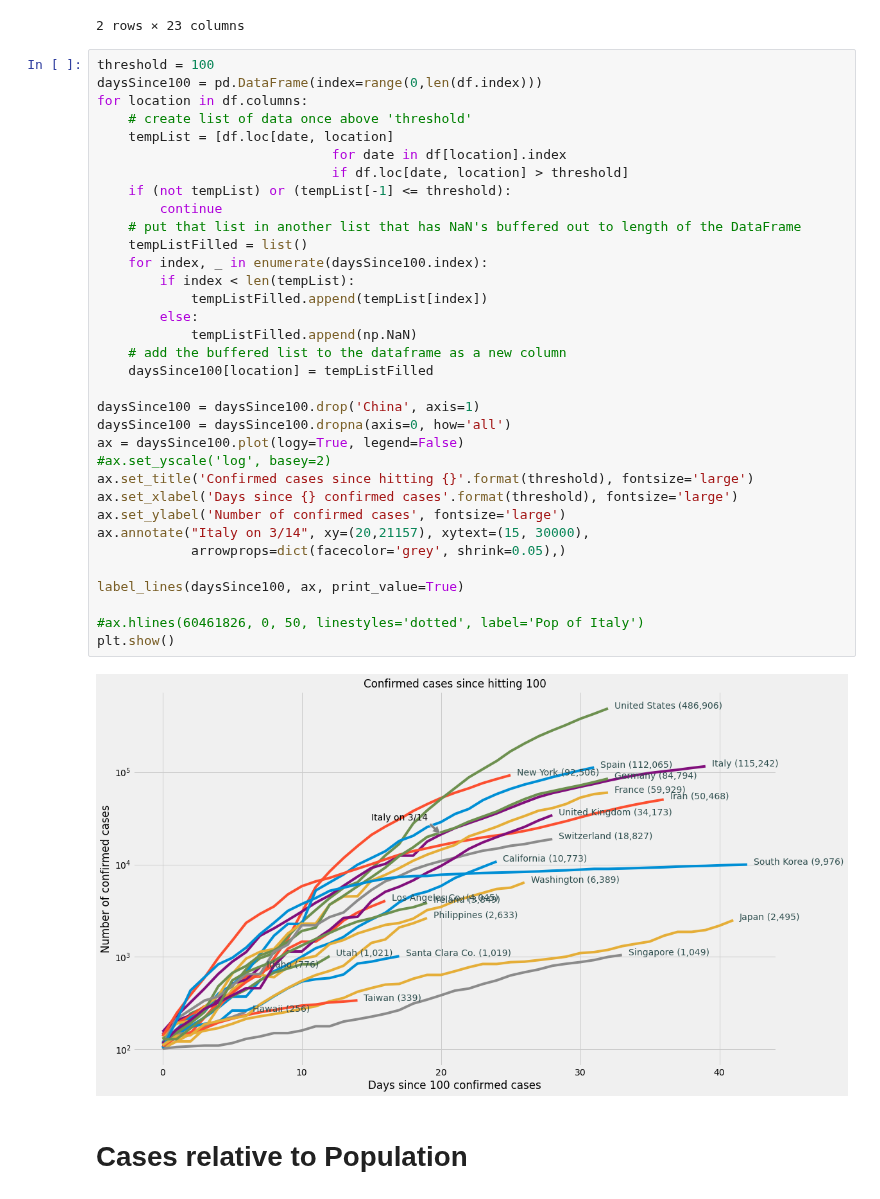
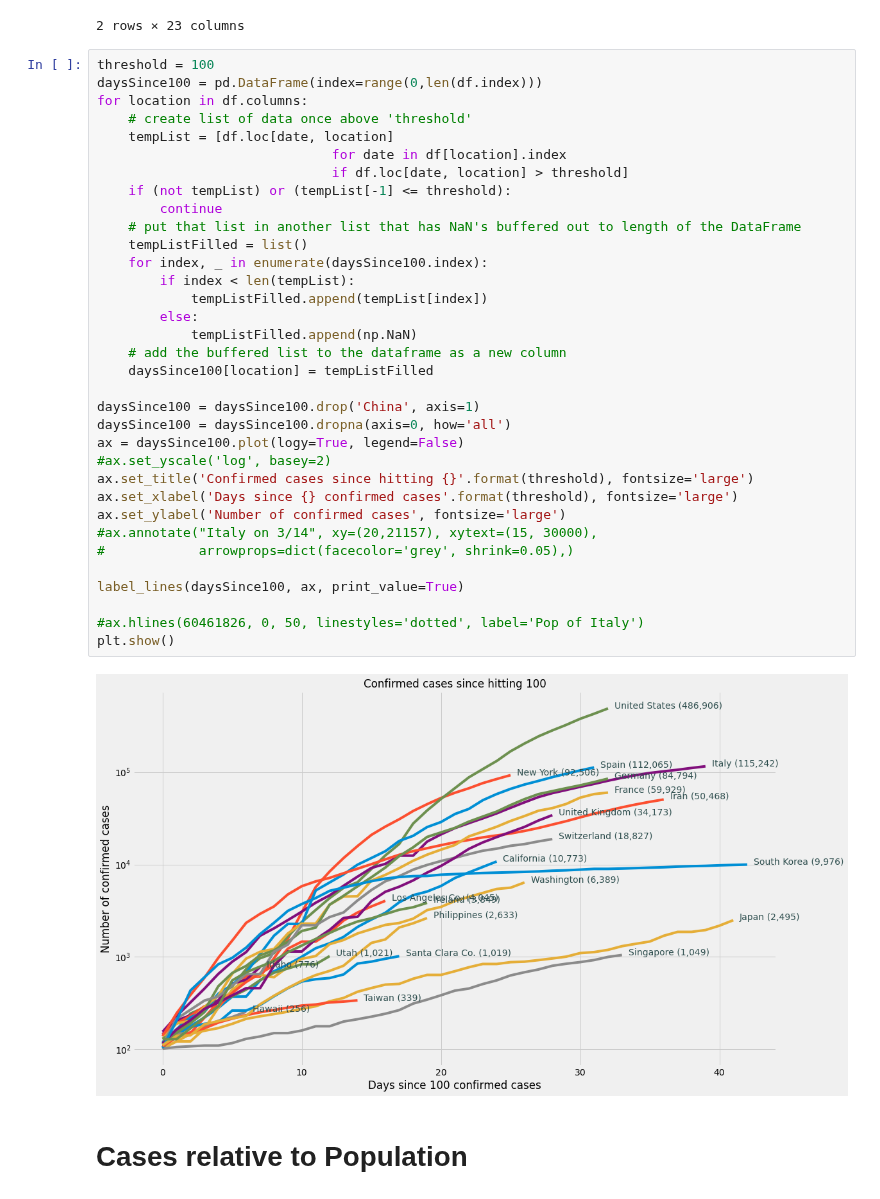
Before and after one commit to dyoung418/COVID-19, a Jupyter notebook: covid_california_analysis v2.ipynb, the cells around one changed output. Saved outputs shown, nothing was run; the diff lists cells and outputs as text.

```diff
--- a/covid_california_analysis v2.ipynb
+++ b/covid_california_analysis v2.ipynb
@@ -268,36 +268,36 @@ daysSince100 = pd.DataFrame(index=range(0,len(df.index)))
 for location in df.columns:
     # create list of data once above 'threshold'
     tempList = [df.loc[date, location]
                               for date in df[location].index
                               if df.loc[date, location] > threshold]
     if (not tempList) or (tempList[-1] <= threshold):
         continue
     # put that list in another list that has NaN's buffered out to length of the DataFrame
     tempListFilled = list()
     for index, _ in enumerate(daysSince100.index):
         if index < len(tempList):
             tempListFilled.append(tempList[index])
         else:
             tempListFilled.append(np.NaN)
     # add the buffered list to the dataframe as a new column
     daysSince100[location] = tempListFilled
 
 daysSince100 = daysSince100.drop('China', axis=1)
 daysSince100 = daysSince100.dropna(axis=0, how='all')
 ax = daysSince100.plot(logy=True, legend=False)
 #ax.set_yscale('log', basey=2)
 ax.set_title('Confirmed cases since hitting {}'.format(threshold), fontsize='large')
 ax.set_xlabel('Days since {} confirmed cases'.format(threshold), fontsize='large')
 ax.set_ylabel('Number of confirmed cases', fontsize='large')
-ax.annotate("Italy on 3/14", xy=(20,21157), xytext=(15, 30000),
-            arrowprops=dict(facecolor='grey', shrink=0.05),)
+#ax.annotate("Italy on 3/14", xy=(20,21157), xytext=(15, 30000),
+#            arrowprops=dict(facecolor='grey', shrink=0.05),)
 
 label_lines(daysSince100, ax, print_value=True)
 
 #ax.hlines(60461826, 0, 50, linestyles='dotted', label='Pop of Italy')
 plt.show()
 # %% [output]
-[figure, old version]
+[figure, new version]
 # %% [markdown]
 # Cases relative to Population
 # %%
```
Also changed, not shown: 1 other file.
